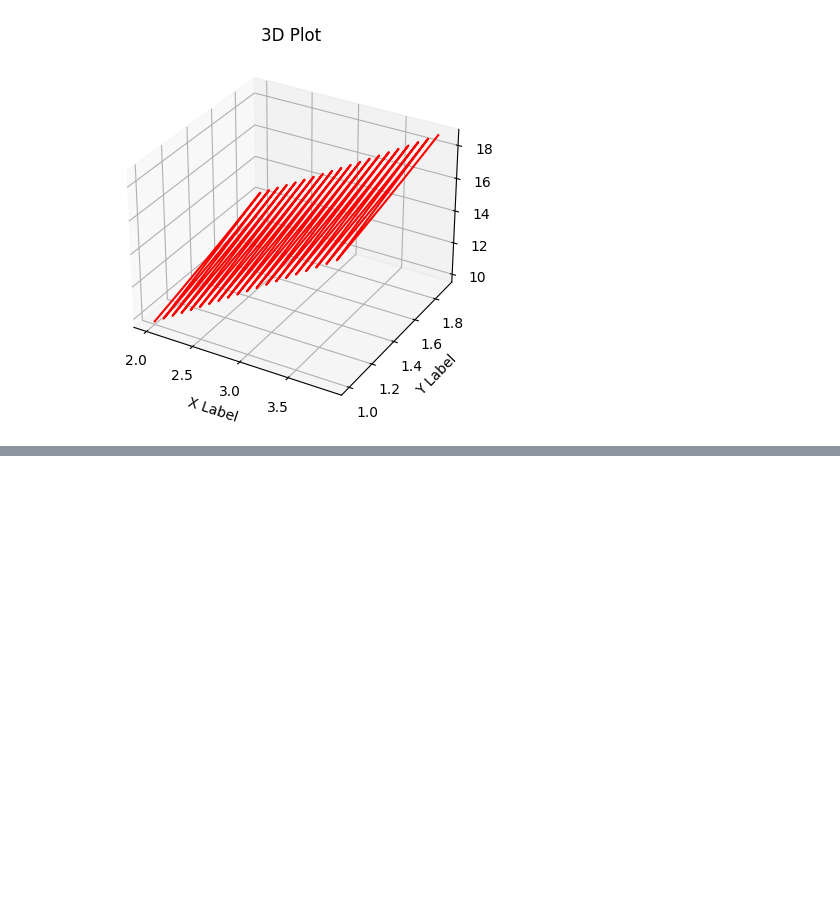
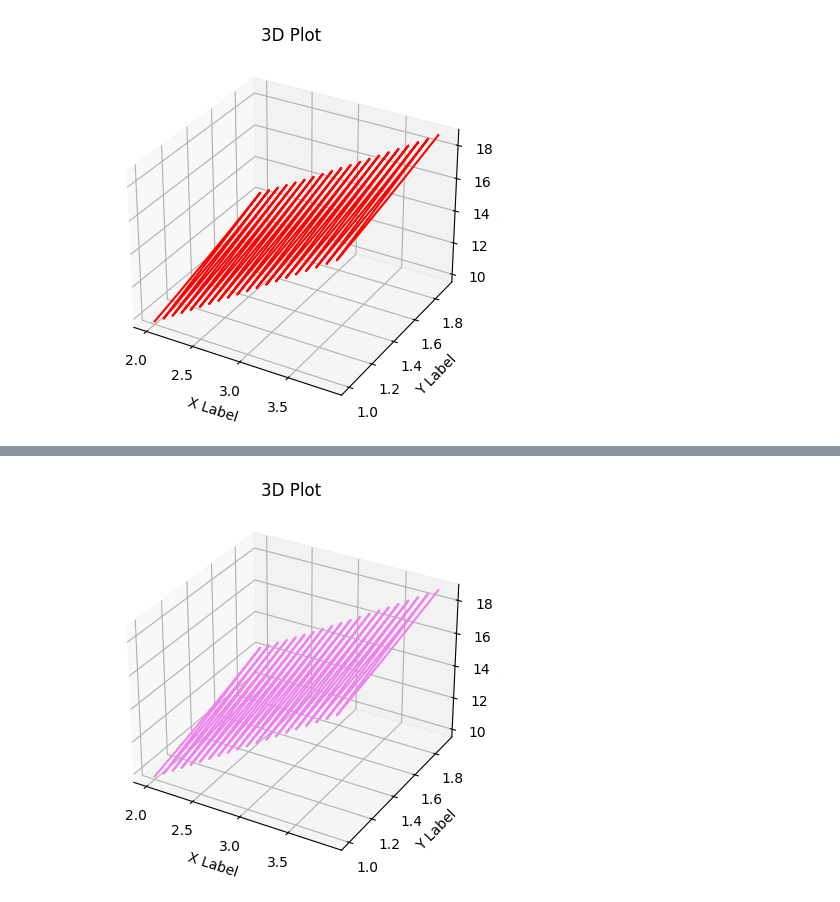
Before and after one commit to narayan-jat/Calculus, a Jupyter notebook: Numerical_Integration.ipynb, the cells around one changed output, grey strips where cells are left out. Drawn from its saved outputs; the diff is of its cells as text; code cells hidden in the pictures; blank space fills up the shorter version.

```diff
--- a/Numerical_Integration.ipynb
+++ b/Numerical_Integration.ipynb
@@ -52,0 +56,26 @@ py.show()
+# %%
+arcLength = []
+for i in range(200):
+  a = aList[i]
+  b = bList[i]
+  h = ((a-b)/(a+b))**2
+  res = math.pi*(a+b)*(1+3*h/(10+(4-3*h)**0.5))
+  arcLength.append(res)
+# %%
+# Creating figure and axes
+fig = py.figure()
+ax = py.axes(projection='3d')
+
+# Plot data
+ax.plot3D(aList, bList, arcLength, 'violet')
+
+# Add labels and title
+ax.set_xlabel('X Label')
+ax.set_ylabel('Y Label')
+ax.set_zlabel('Z Label')
+ax.set_title('3D Plot')
+
+# Show plot
+py.show()
+# %% [output]
+[figure, added]
```
Also changed, not shown: parts of 2 cells of this notebook.
